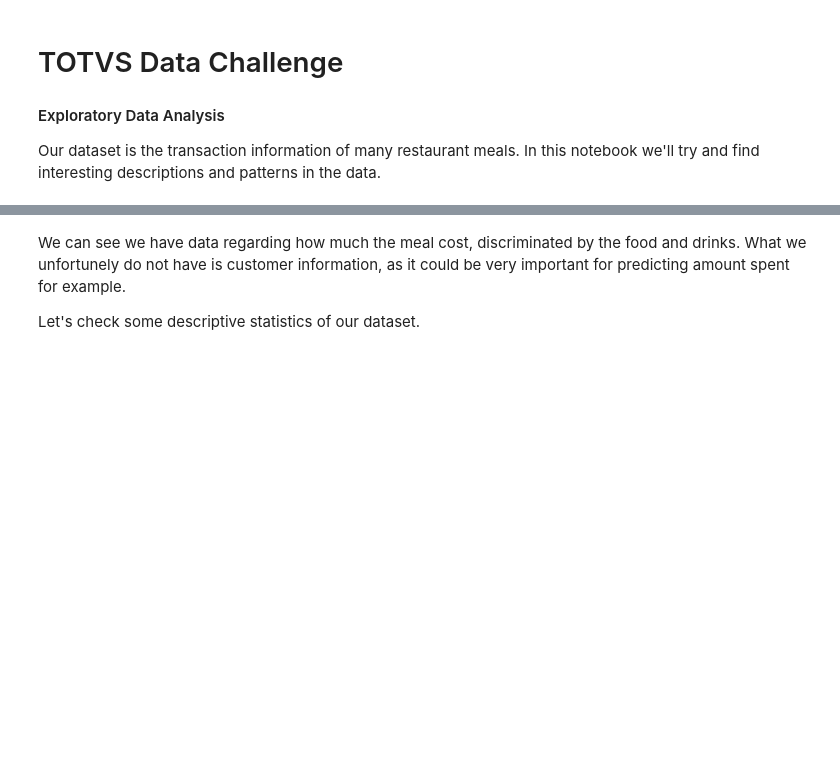
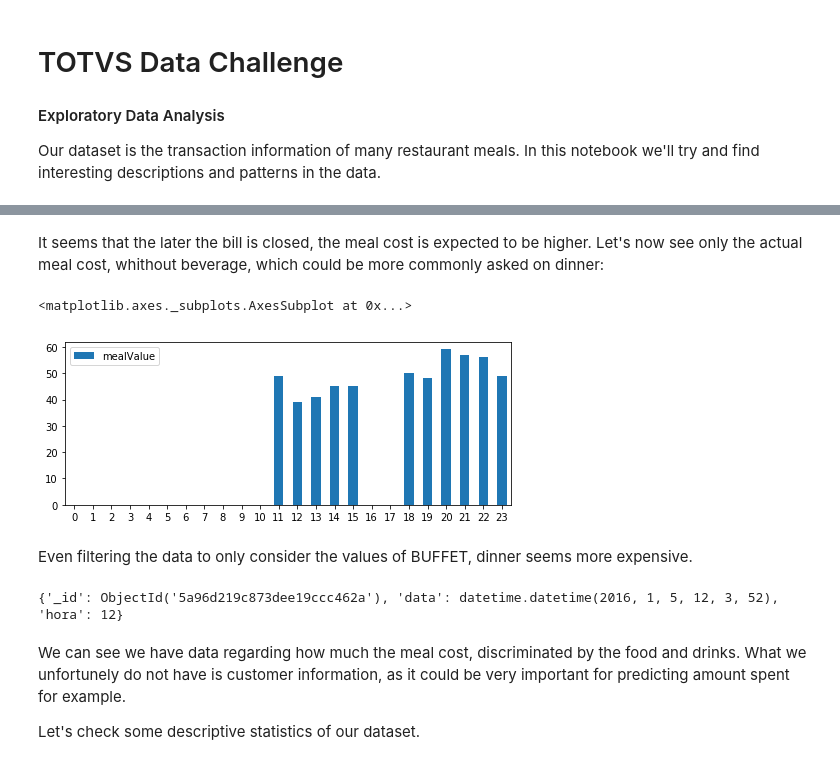
Before and after one commit to pfcor/totvs_datachallenge, a Jupyter notebook: 01_exploratory.ipynb, the cells around one changed output, grey strips where cells are left out. Cells and saved outputs as stored; diff of their text form; code cells hidden in the pictures; blank space fills up the shorter version.

```diff
--- a/01_exploratory.ipynb
+++ b/01_exploratory.ipynb
@@ -43,0 +172,52 @@ for k in doc.keys():
+# %% [markdown]
+It seems that the later the bill is closed, the meal cost is expected to be higher. Let's now see only the actual meal cost, whithout beverage, which could be more commonly asked on dinner:
+# %%
+unwinding = {
+    '$unwind': '$dets'
+}
+
+matching = {
+    '$match': {
+        'dets.prod.xProd': 'BUFFET'
+    }
+}
+
+grouping = {
+    '$group': {
+        '_id': {'hour': {'$hour': '$ide.dhEmi'}},
+        'mealValue': {'$avg': '$dets.prod.vProd'}
+    }
+}
+
+projecting = {
+    '$project': {
+        '_id': 0,
+        'hour': '$_id.hour',
+        'mealValue': 1
+    }
+}
+
+sorting = {
+    '$sort': {
+        'hour': 1
+    }
+}
+
+q = sample.aggregate([
+    unwinding,
+    matching,
+    grouping,
+    projecting,
+    sorting
+])
+
+q = pd.DataFrame(list(q))
+q.set_index('hour', drop=True, inplace=True)
+q = pd.concat([pd.DataFrame(index=range(24)), q], axis=1).fillna(0).astype(int)
+
+q.plot(kind='bar', rot=0, figsize=(8,3))
+# %% [output]
+<matplotlib.axes._subplots.AxesSubplot at 0x...>
+[figure, added]
+# %% [markdown]
+Even filtering the data to only consider the values of BUFFET, dinner seems more expensive.
@@ -44,3 +293,11 @@ for k in doc.keys():
+# %%
+# we'll add a new field to the data, making it simpler to filter by kind of meal ('Almoço' or 'Jantar')
+docs = []
+for doc in sample.aggregate([{'$project': {'data': '$ide.dhEmi', 'hora': {'$hour': '$ide.dhEmi'}}}]):
+    print(doc)
+    break
+# %% [output]
+{'_id': ObjectId('5a96d219c873dee19ccc462a'), 'data': datetime.datetime(2016, 1, 5, 12, 3, 52), 'hora': 12}
 # %% [markdown]
 We can see we have data regarding how much the meal cost, discriminated by the food and drinks. What we unfortunely do not have is customer information, as it could be very important for predicting amount spent for example.
 
```
Also changed, not shown: parts of 15 cells of this notebook, 1 other file.
